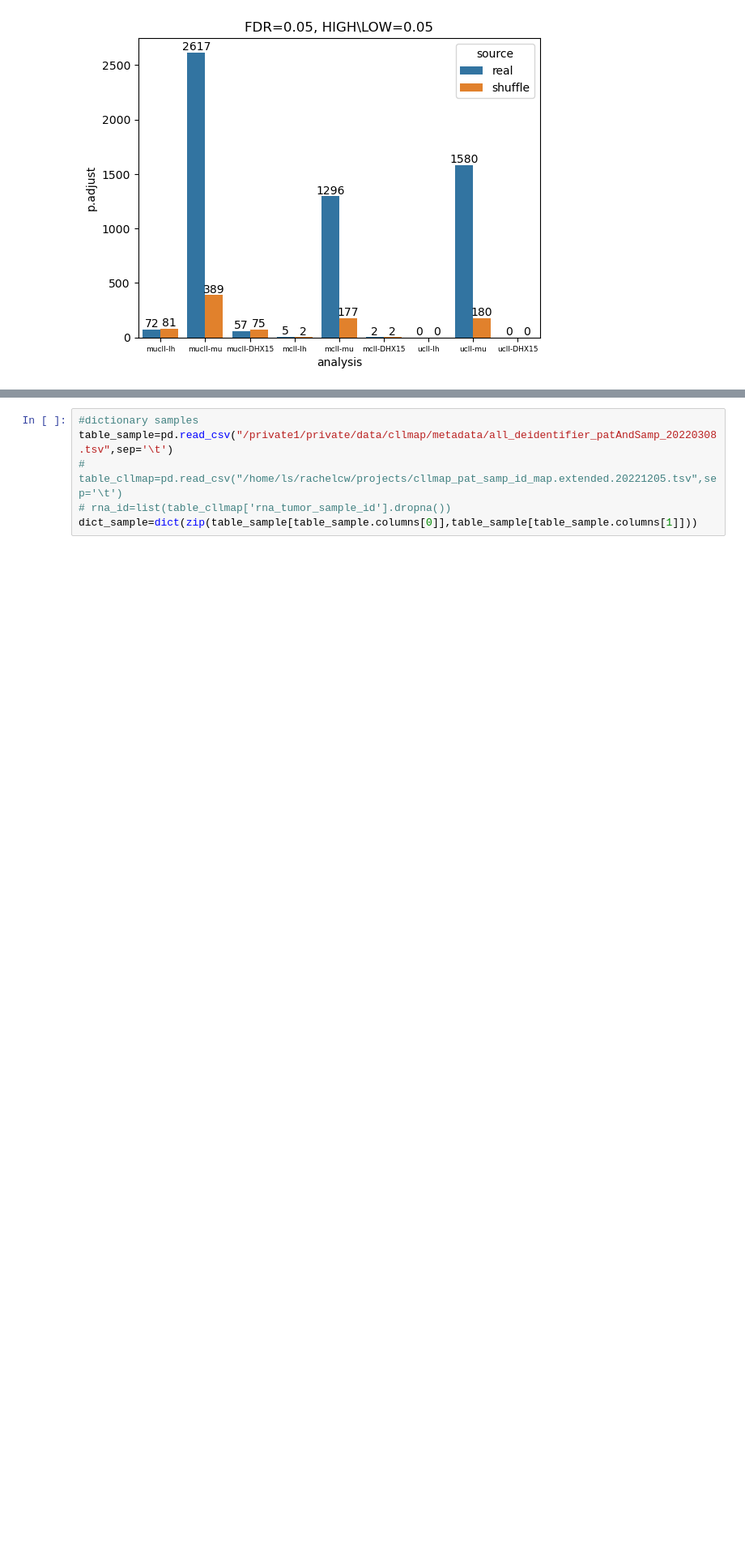
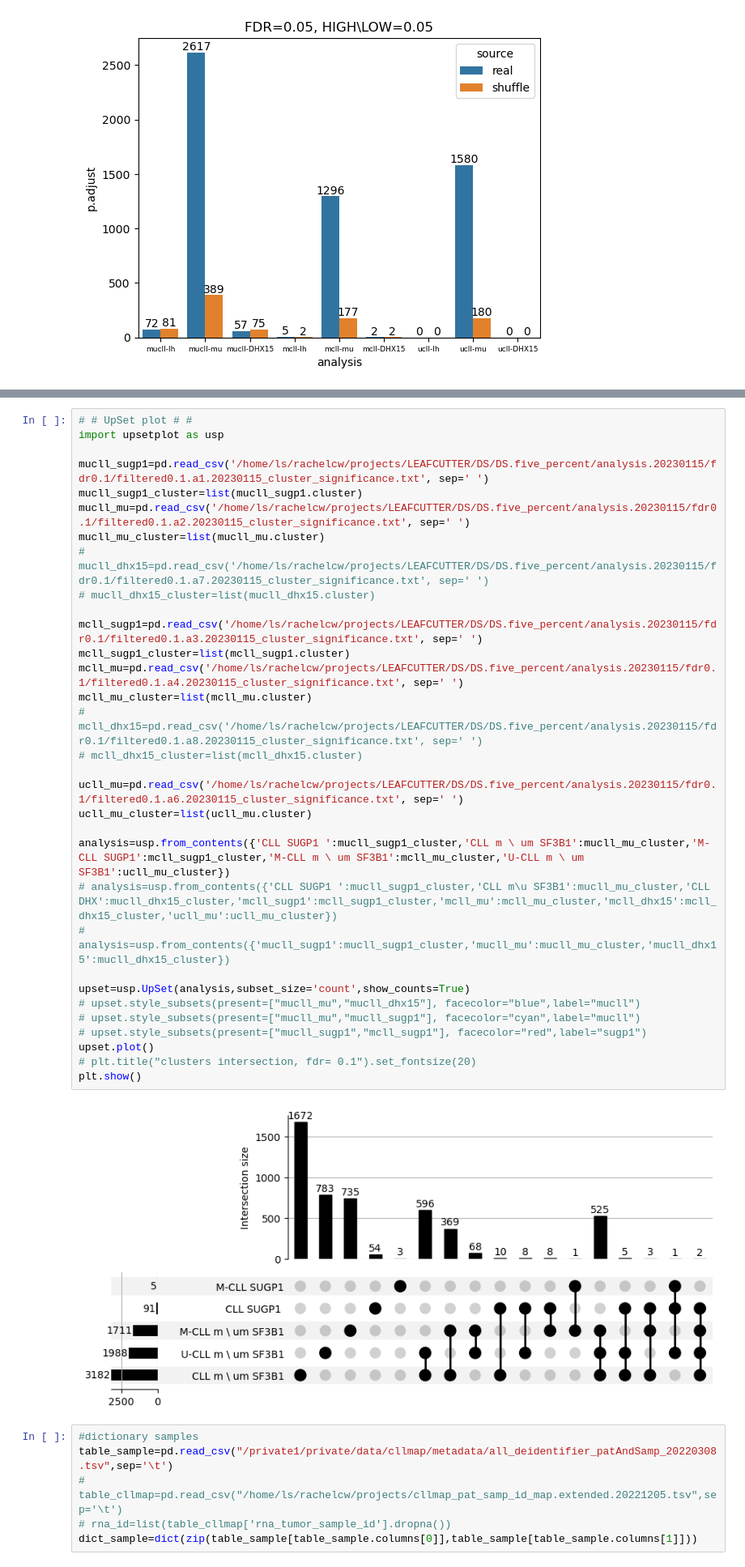
Before and after one commit to rachelcw/leafcutter, a Jupyter notebook: differential_splicing.ipynb, the cells around one changed output, grey strips where cells are left out. Shown at 81% size. Saved outputs shown, nothing was run; the diff lists cells and outputs as text; blank space fills up the shorter version.

```diff
--- a/differential_splicing.ipynb
+++ b/differential_splicing.ipynb
@@ -319,3 +359,37 @@ plt.show()
+# %%
+# # UpSet plot # #
+import upsetplot as usp
+
+mucll_sugp1=pd.read_csv('/home/ls/rachelcw/projects/LEAFCUTTER/DS/DS.five_percent/analysis.20230115/fdr0.1/filtered0.1.a1.20230115_cluster_significance.txt', sep=' ')
+mucll_sugp1_cluster=list(mucll_sugp1.cluster)
+mucll_mu=pd.read_csv('/home/ls/rachelcw/projects/LEAFCUTTER/DS/DS.five_percent/analysis.20230115/fdr0.1/filtered0.1.a2.20230115_cluster_significance.txt', sep=' ')
+mucll_mu_cluster=list(mucll_mu.cluster)
+# mucll_dhx15=pd.read_csv('/home/ls/rachelcw/projects/LEAFCUTTER/DS/DS.five_percent/analysis.20230115/fdr0.1/filtered0.1.a7.20230115_cluster_significance.txt', sep=' ')
+# mucll_dhx15_cluster=list(mucll_dhx15.cluster)
+
+mcll_sugp1=pd.read_csv('/home/ls/rachelcw/projects/LEAFCUTTER/DS/DS.five_percent/analysis.20230115/fdr0.1/filtered0.1.a3.20230115_cluster_significance.txt', sep=' ')
+mcll_sugp1_cluster=list(mcll_sugp1.cluster)
+mcll_mu=pd.read_csv('/home/ls/rachelcw/projects/LEAFCUTTER/DS/DS.five_percent/analysis.20230115/fdr0.1/filtered0.1.a4.20230115_cluster_significance.txt', sep=' ')
+mcll_mu_cluster=list(mcll_mu.cluster)
+# mcll_dhx15=pd.read_csv('/home/ls/rachelcw/projects/LEAFCUTTER/DS/DS.five_percent/analysis.20230115/fdr0.1/filtered0.1.a8.20230115_cluster_significance.txt', sep=' ')
+# mcll_dhx15_cluster=list(mcll_dhx15.cluster)
+
+ucll_mu=pd.read_csv('/home/ls/rachelcw/projects/LEAFCUTTER/DS/DS.five_percent/analysis.20230115/fdr0.1/filtered0.1.a6.20230115_cluster_significance.txt', sep=' ')
+ucll_mu_cluster=list(ucll_mu.cluster)
+
+analysis=usp.from_contents({'CLL SUGP1 ':mucll_sugp1_cluster,'CLL m \ um SF3B1':mucll_mu_cluster,'M-CLL SUGP1':mcll_sugp1_cluster,'M-CLL m \ um SF3B1':mcll_mu_cluster,'U-CLL m \ um SF3B1':ucll_mu_cluster})
+# analysis=usp.from_contents({'CLL SUGP1 ':mucll_sugp1_cluster,'CLL m\u SF3B1':mucll_mu_cluster,'CLL DHX':mucll_dhx15_cluster,'mcll_sugp1':mcll_sugp1_cluster,'mcll_mu':mcll_mu_cluster,'mcll_dhx15':mcll_dhx15_cluster,'ucll_mu':ucll_mu_cluster})
+# analysis=usp.from_contents({'mucll_sugp1':mucll_sugp1_cluster,'mucll_mu':mucll_mu_cluster,'mucll_dhx15':mucll_dhx15_cluster})
+
+upset=usp.UpSet(analysis,subset_size='count',show_counts=True)
+# upset.style_subsets(present=["mucll_mu","mucll_dhx15"], facecolor="blue",label="mucll")
+# upset.style_subsets(present=["mucll_mu","mucll_sugp1"], facecolor="cyan",label="mucll")
+# upset.style_subsets(present=["mucll_sugp1","mcll_sugp1"], facecolor="red",label="sugp1")
+upset.plot()
+# plt.title("clusters intersection, fdr= 0.1").set_fontsize(20)
+plt.show()
+# %% [output]
+[figure, added]
 # %%
 #dictionary samples
 table_sample=pd.read_csv("/private1/private/data/cllmap/metadata/all_deidentifier_patAndSamp_20220308.tsv",sep='\t')
```
Also changed, not shown: parts of 5 cells of this notebook, 1 other file.
